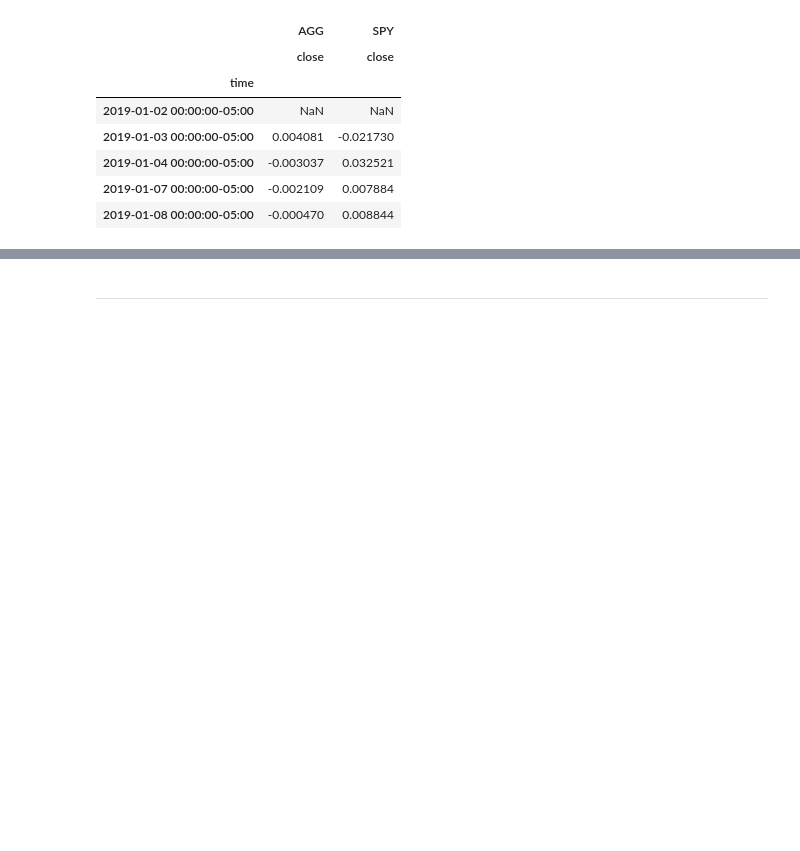
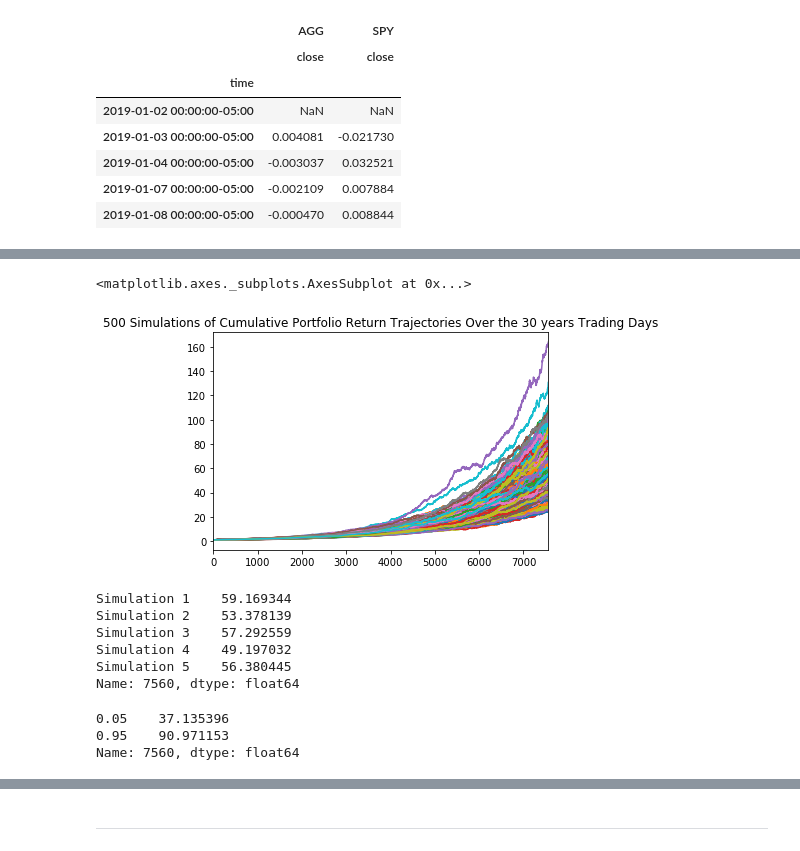
Before and after one commit to Abuubakry-Ali/Home_work_5, a Jupyter notebook: portfolio_planner.ipynb, the cells around one changed output, grey strips where cells are left out. Cells and saved outputs as stored; diff of their text form; code cells hidden in the pictures; blank space fills up the shorter version.

Commit message:
portfolio_planner updates

```diff
--- a/portfolio_planner.ipynb
+++ b/portfolio_planner.ipynb
@@ -118,6 +124,7 @@ daily_returns.head()
 # %%
 # Save the last day's closing price
-aapl_last_price = df["close"][-1]
+agg_last_price = df['AGG']["close"][-1]
+spy_last_price = df['SPY']["close"][-1]
 # %%
 # Setup the Monte Carlo Parameters
 number_simulations = 500
@@ -132,2 +196,18 @@ monte_carlo = pd.DataFrame()
+# %%
+# Visualize the Simulation
+plot_title = f"{n+1} Simulations of Cumulative Portfolio Return Trajectories Over the 30 years Trading Days"
+portfolio_cumulative_returns.plot(legend=None, title=plot_title)
+# %% [output]
+<matplotlib.axes._subplots.AxesSubplot at 0x...>
+[figure, added]
 # %%
-# Select the last row for the cumulative returns (cumulative returns at 20 years)
+# Select the last row for the cumulative returns (cumulative returns at 30 years)
+ending_cumulative_returns = portfolio_cumulative_returns.iloc[-1, :]
+ending_cumulative_returns.head()
+# %% [output]
+Simulation 1    59.169344
+Simulation 2    53.378139
+Simulation 3    57.292559
+Simulation 4    49.197032
+Simulation 5    56.380445
+Name: 7560, dtype: float64
@@ -136,2 +214,9 @@ monte_carlo = pd.DataFrame()
 # %%
 # Display the 90% confidence interval for the ending returns
+# Display the 90% confidence interval for the ending returns
+confidence_interval = ending_cumulative_returns.quantile(q=[0.05, 0.95])
+confidence_interval
+# %% [output]
+0.05    37.135396
+0.95    90.971153
+Name: 7560, dtype: float64
```
Also changed, not shown: parts of 17 cells of this notebook.
